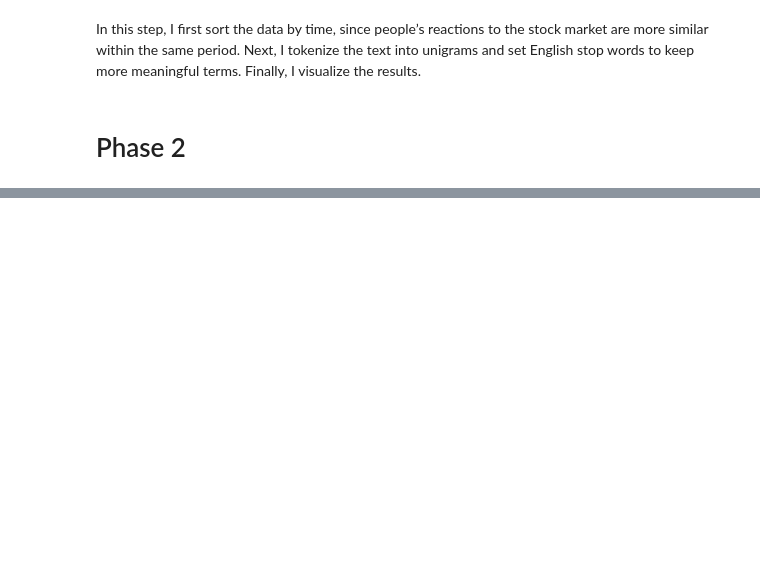
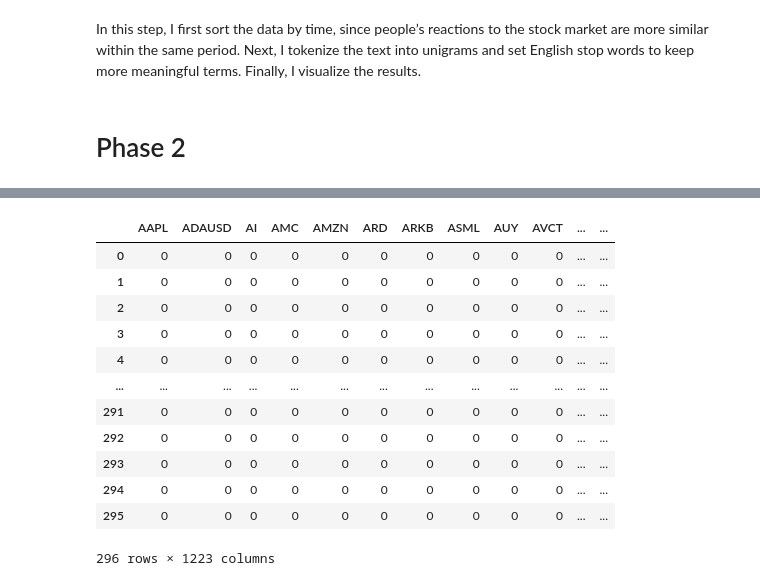
Before and after one commit to lu1hOAO/DM2025-Lab1-Exercise, a Jupyter notebook: DM2025-Lab1-Homework.ipynb, the cells around one changed output, grey strips where cells are left out. Cells and saved outputs as stored; diff of their text form; code cells hidden in the pictures; blank space fills up the shorter version.

```diff
--- a/DM2025-Lab1-Homework.ipynb
+++ b/DM2025-Lab1-Homework.ipynb
@@ -401,0 +472,16 @@ Finally, I visualize the results.
+# %%
+filt_term_document_dfs[0]
+# %% [output]
+|  | AAPL | ADAUSD | AI | AMC | AMZN | ARD | ARKB | ASML | AUY | AVCT | ... | ... |
+| 0 | 0 | 0 | 0 | 0 | 0 | 0 | 0 | 0 | 0 | 0 | ... | ... |
+| 1 | 0 | 0 | 0 | 0 | 0 | 0 | 0 | 0 | 0 | 0 | ... | ... |
+| 2 | 0 | 0 | 0 | 0 | 0 | 0 | 0 | 0 | 0 | 0 | ... | ... |
+| 3 | 0 | 0 | 0 | 0 | 0 | 0 | 0 | 0 | 0 | 0 | ... | ... |
+| 4 | 0 | 0 | 0 | 0 | 0 | 0 | 0 | 0 | 0 | 0 | ... | ... |
+| ... | ... | ... | ... | ... | ... | ... | ... | ... | ... | ... | ... | ... |
+| 291 | 0 | 0 | 0 | 0 | 0 | 0 | 0 | 0 | 0 | 0 | ... | ... |
+| 292 | 0 | 0 | 0 | 0 | 0 | 0 | 0 | 0 | 0 | 0 | ... | ... |
+| 293 | 0 | 0 | 0 | 0 | 0 | 0 | 0 | 0 | 0 | 0 | ... | ... |
+| 294 | 0 | 0 | 0 | 0 | 0 | 0 | 0 | 0 | 0 | 0 | ... | ... |
+| 295 | 0 | 0 | 0 | 0 | 0 | 0 | 0 | 0 | 0 | 0 | ... | ... |
+296 rows × 1223 columns
```
Also changed, not shown: parts of 25 cells of this notebook.
